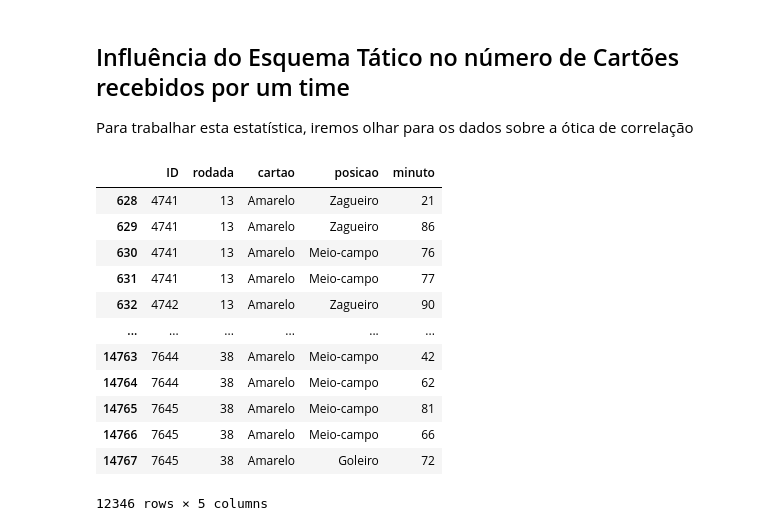
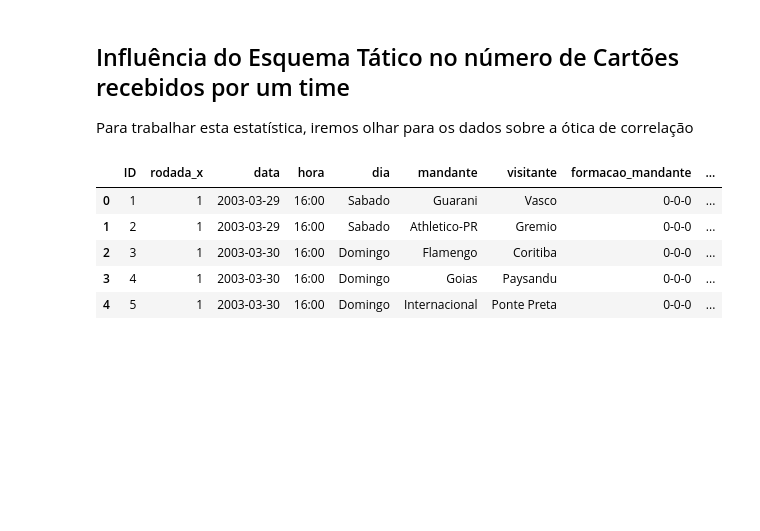
Before and after one commit to Gcastelo01/an-lise-de-forma-es, a Jupyter notebook: Análise.ipynb, the cells around one changed output. Cells and saved outputs as stored; diff of their text form; code cells hidden in the pictures; blank space fills up the shorter version.

```diff
--- a/Análise.ipynb
+++ b/Análise.ipynb
@@ -69,8 +69,9 @@ camp_full.head()
 | 3 | 4 | 1 | 2003-03-30 | 16:00 | Domingo | Goias | Paysandu | NaN | ... |
 | 4 | 5 | 1 | 2003-03-30 | 16:00 | Domingo | Internacional | Ponte Preta | NaN | ... |
 # %%
-# Retirando colunas cujos dados sejam NaN
-camp_full = camp_full.dropna()
+# Colocando formação fantasma ('0-0-0') em locais com formação vazia
+camp_full['formacao_mandante'] = camp_full['formacao_mandante'].fillna('0-0-0')
+camp_full['formacao_visitante'] = camp_full['formacao_visitante'].fillna('0-0-0')
 
 #Convertendo dados de vitória para um vetor de valores: [-1, 0, 1] (empate, visitante, mandante)
 camp_full.loc[camp_full['mandante'] == camp_full['vencedor'], 'vencedor'] = 1
@@ -285,29 +293,29 @@ Para trabalhar esta estatística, iremos olhar para os dados sobre a ótica de c
 # %%
 camp_cart = pd.read_csv('./data/campeonato-brasileiro-cartoes.csv')
 
-camp_cart = camp_cart.drop(['clube', 'num_camisa', 'atleta'], 'columns')
+camp_cart = camp_cart.drop(['num_camisa', 'atleta'], 'columns')
 camp_cart = camp_cart.dropna()
 
-camp_cart = camp_cart.rename(columns={'partida_id' : 'ID'})
-camp_cart = camp_cart.loc[camp_cart['ID'] >= 4741]
-
+camp_cart = camp_cart.rename(columns={'partida_id': 'ID'})
 camp_cart_y = camp_cart.loc[camp_cart['cartao'] == 'Amarelo']
 
-camp_cart_by_card_cat = camp_cart_y.groupby(['ID', 'cartao'], as_index=False).size()
-camp_cart_by_number = camp_cart_y.groupby('ID', as_index=False).sum('cartao')
+camp_cart = pd.merge(camp_full, camp_cart, 'left', on='ID')
 
-camp_cart_y
+
+camp_cart.loc[camp_cart['mandante'] == camp_cart['clube'], 'card_to'] = 1
+camp_cart.loc[camp_cart['visitante'] == camp_cart['clube'], 'card_to'] = 0
+
+camp_cart = camp_cart.fillna(-1)
+
+camp_cart = camp_cart.drop(['mandante_estado', 'visitante_estado', 'estado_vencedor', 'arena',
+                            'tecnico_mandante', 'tecnico_visitante', 'rodada_y', 'clube', 'mandante_placar',
+                            'visitante_placar', 'sg_vencedor'], 'columns')
+
+camp_cart.head()
 # %% [output]
-|  | ID | rodada | cartao | posicao | minuto |
-| 628 | 4741 | 13 | Amarelo | Zagueiro | 21 |
-| 629 | 4741 | 13 | Amarelo | Zagueiro | 86 |
-| 630 | 4741 | 13 | Amarelo | Meio-campo | 76 |
-| 631 | 4741 | 13 | Amarelo | Meio-campo | 77 |
-| 632 | 4742 | 13 | Amarelo | Zagueiro | 90 |
-| ... | ... | ... | ... | ... | ... |
-| 14763 | 7644 | 38 | Amarelo | Meio-campo | 42 |
-| 14764 | 7644 | 38 | Amarelo | Meio-campo | 62 |
-| 14765 | 7645 | 38 | Amarelo | Meio-campo | 81 |
-| 14766 | 7645 | 38 | Amarelo | Meio-campo | 66 |
-| 14767 | 7645 | 38 | Amarelo | Goleiro | 72 |
+|  | ID | rodada_x | data | hora | dia | mandante | visitante | formacao_mandante | ... |
+| 0 | 1 | 1 | 2003-03-29 | 16:00 | Sabado | Guarani | Vasco | 0-0-0 | ... |
+| 1 | 2 | 1 | 2003-03-29 | 16:00 | Sabado | Athletico-PR | Gremio | 0-0-0 | ... |
+| 2 | 3 | 1 | 2003-03-30 | 16:00 | Domingo | Flamengo | Coritiba | 0-0-0 | ... |
+| 3 | 4 | 1 | 2003-03-30 | 16:00 | Domingo | Goias | Paysandu | 0-0-0 | ... |
+| 4 | 5 | 1 | 2003-03-30 | 16:00 | Domingo | Internacional | Ponte Preta | 0-0-0 | ... |
-12346 rows × 5 columns
```
Also changed, not shown: parts of 8 cells of this notebook.
